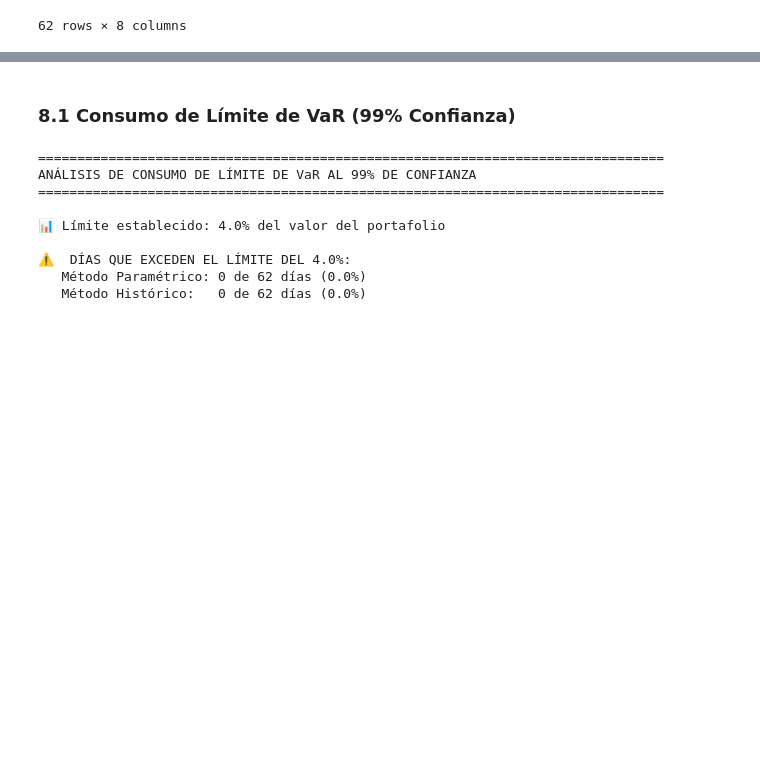
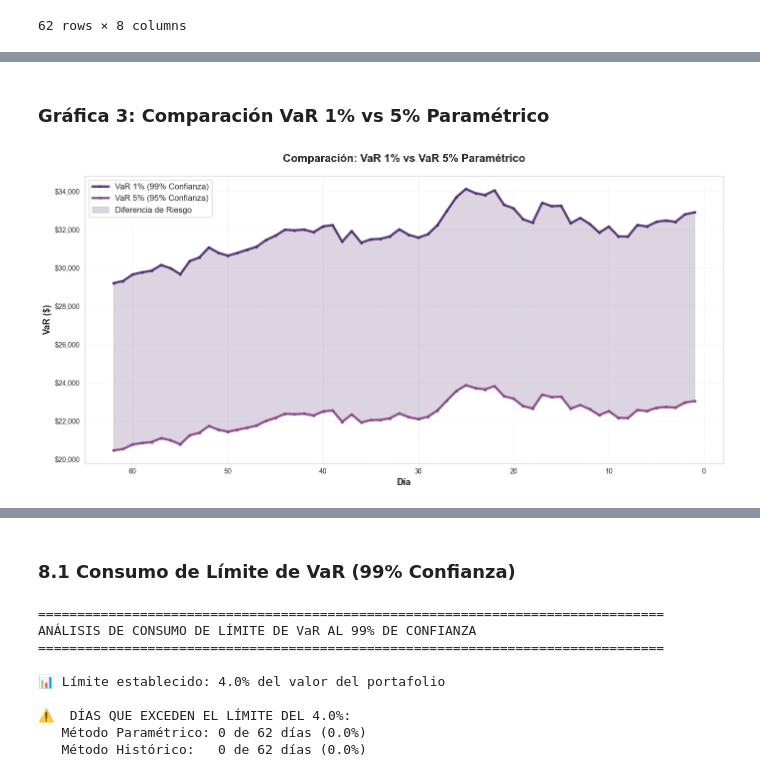
Before and after one commit to JuanMarcoCastro/Riesgos, a Jupyter notebook: RetoFinal_equipo3_cierre.ipynb, the cells around one changed output, grey strips where cells are left out. Cells and saved outputs as stored; diff of their text form; code cells hidden in the pictures; blank space fills up the shorter version.

```diff
--- a/RetoFinal_equipo3_cierre.ipynb
+++ b/RetoFinal_equipo3_cierre.ipynb
@@ -712,0 +656,35 @@ print("="*80)
+# %% [markdown]
+### Gráfica 3: Comparación VaR 1% vs 5% Paramétrico
+# %%
+# ============================================================================
+# GRÁFICA 3: Comparación VaR 1% vs VaR 5% (Paramétrico)
+# ============================================================================
+
+fig, ax = plt.subplots(figsize=(14, 7))
+
+# Colores tema morado
+color_var1 = '#512d6d'  # Morado oscuro para VaR 1%
+color_var5 = '#8b4789'  # Morado claro para VaR 5%
+
+ax.plot(df_comparacion['Dia'], abs(df_comparacion['VaR_1pct']),
+         linewidth=3.5, color=color_var1, label='VaR 1% (99% Confianza)', alpha=0.9, marker='o', markersize=3)
+ax.plot(df_comparacion['Dia'], abs(df_comparacion['VaR_5pct']),
+         linewidth=3.5, color=color_var5, label='VaR 5% (95% Confianza)', alpha=0.9, marker='s', markersize=3)
+
+# Sombrear el área entre las dos líneas
+ax.fill_between(df_comparacion['Dia'], abs(df_comparacion['VaR_5pct']), abs(df_comparacion['VaR_1pct']),
+                 alpha=0.2, color=color_var1, label='Diferencia de Riesgo')
+
+ax.set_xlabel('Día', fontsize=13, fontweight='bold')
+ax.set_ylabel('VaR ($)', fontsize=13, fontweight='bold')
+ax.set_title('Comparación: VaR 1% vs VaR 5% Paramétrico',
+              fontsize=16, fontweight='bold', pad=20)
+ax.legend(fontsize=12, loc='best')
+ax.grid(True, alpha=0.3, linestyle='--')
+ax.invert_xaxis()
+ax.yaxis.set_major_formatter(plt.FuncFormatter(lambda x, p: f'${x:,.0f}'))
+
+plt.tight_layout()
+plt.show()
+# %% [output]
+[figure, added]
```
Also changed, not shown: parts of 28 cells of this notebook, 2 other files.
